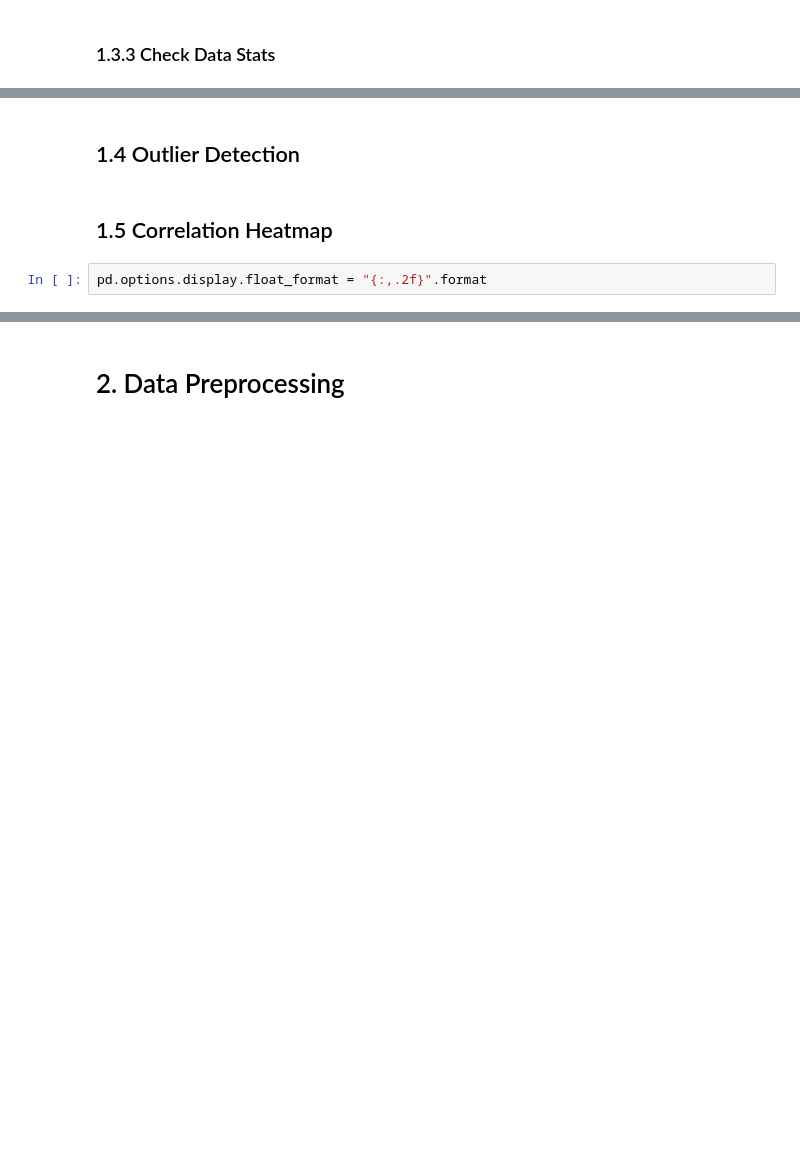
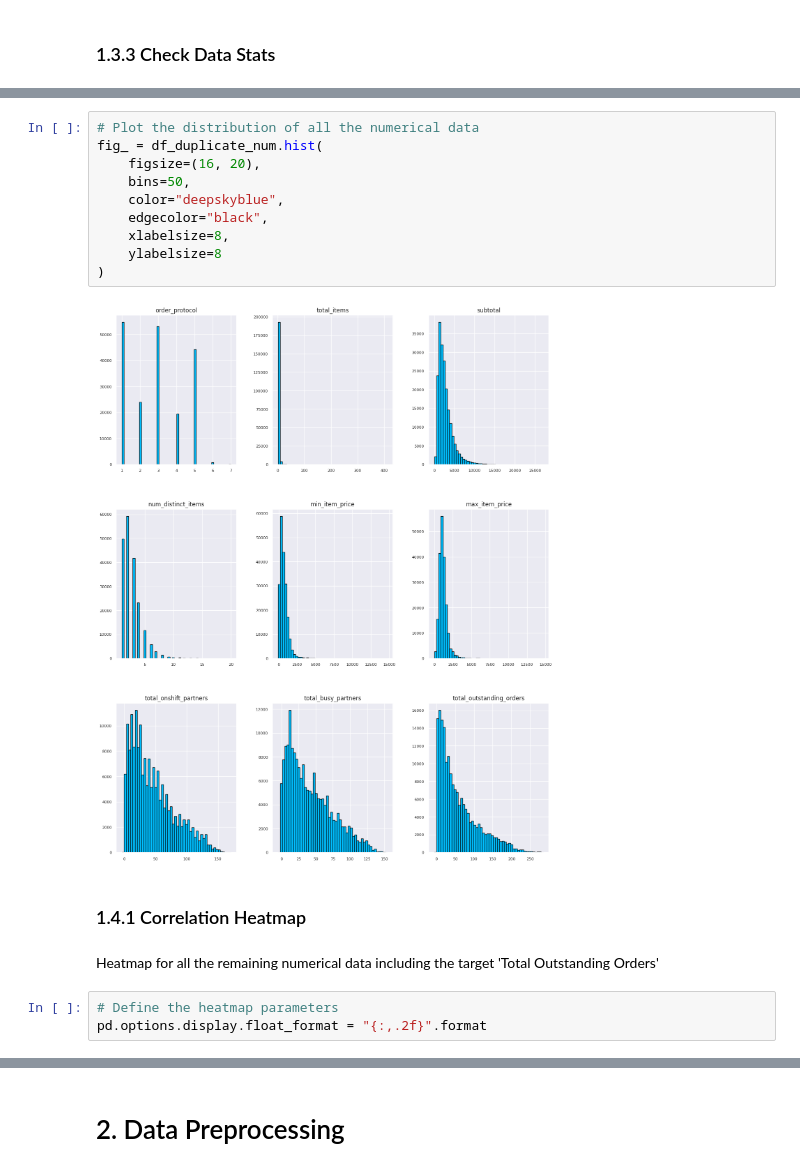
Before and after one commit to heyitzrizki/final-project-ds49-group3, a Jupyter notebook: eda & preprocessing/eda_&_pre_processing.ipynb, the cells around one changed output, grey strips where cells are left out. Drawn from its saved outputs; the diff is of its cells as text; blank space fills up the shorter version.

```diff
--- a/eda & preprocessing/eda_&_pre_processing.ipynb
+++ b/eda & preprocessing/eda_&_pre_processing.ipynb
@@ -178,6 +235,19 @@ dtype: int64
+# %%
+# Plot the distribution of all the numerical data
+fig_ = df_duplicate_num.hist(
+    figsize=(16, 20),
+    bins=50,
+    color="deepskyblue",
+    edgecolor="black",
+    xlabelsize=8,
+    ylabelsize=8
+)
+# %% [output]
+[figure, added]
 # %% [markdown]
-## 1.4 Outlier Detection
+### 1.4.1 Correlation Heatmap
-# %% [markdown]
-## 1.5 Correlation Heatmap
+# %% [markdown]
+Heatmap for all the remaining numerical data including the target 'Total Outstanding Orders'
 # %%
+# Define the heatmap parameters
 pd.options.display.float_format = "{:,.2f}".format
```
Also changed, not shown: parts of 51 cells of this notebook.
